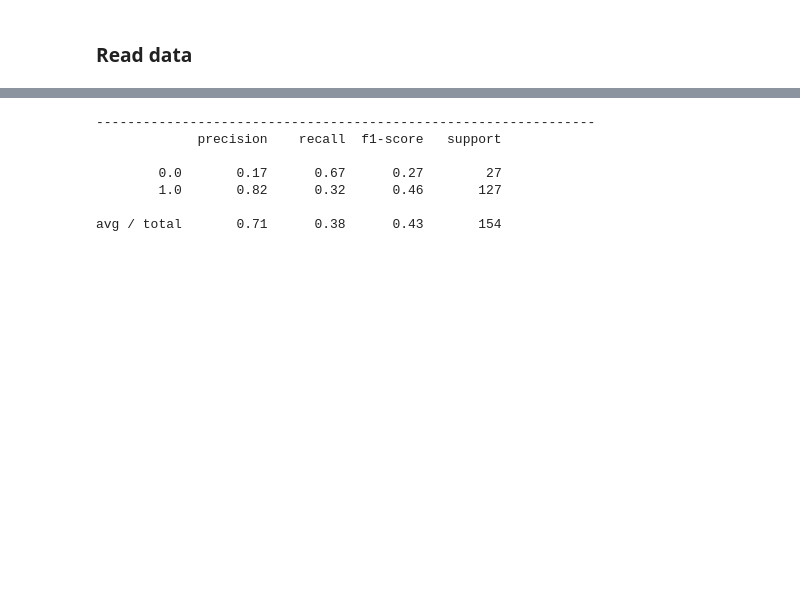
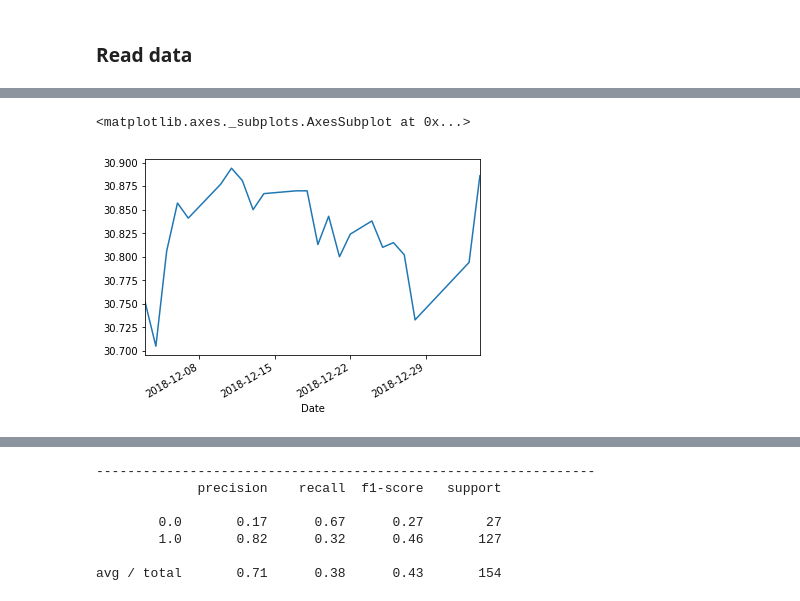
Before and after one commit to KentChun33333/Personal-AI, a Jupyter notebook: notebook/TW-Currency.ipynb, the cells around one changed output, grey strips where cells are left out. Saved outputs shown, nothing was run; the diff lists cells and outputs as text; code cells hidden in the pictures; blank space fills up the shorter version.

```diff
--- a/notebook/Untitled.ipynb
+++ b/notebook/TW-Currency.ipynb
@@ -22,17 +59,21 @@ df['UD_USD'] = df['歐元／美元']
 df['USD_JPD'] = df['美元／日幣']
 df['USD_RMB'] = df['美元／人民幣']
 df['END_USD'] = df["英鎊／美元"]
+df['Date']    = df['日期']
 del df['美元／新台幣']
 del df['人民幣／新台幣']
 del df['歐元／美元']
 del df['美元／日幣']
 del df['美元／人民幣']
 del  df["英鎊／美元"]
-df.set_index('日期', inplace=True)
+del  df['日期']
+df['Date'] = pd.to_datetime(df['Date'])
+df.set_index('Date', inplace=True)
 df.index = pd.to_datetime(df.index)
 # %%
 df = df.sort_index()
 df['USD_NTD_Trend'] = trend(list(df['USD_NTD']))
 df['USD_NTD_Label'] = trend_2(list(df['USD_NTD']))
-df.head()
+
+df['USD_NTD'].astype(float).plot()
 # %% [output]
@@ -46,3 +80,5 @@ df.head()
+<matplotlib.axes._subplots.AxesSubplot at 0x...>
+[figure, added]
 # %%
 #df['USD_NTD'].plot()
 from sklearn.ensemble import GradientBoostingClassifier
```
Also changed, not shown: parts of 5 cells of this notebook, 6 other files.
